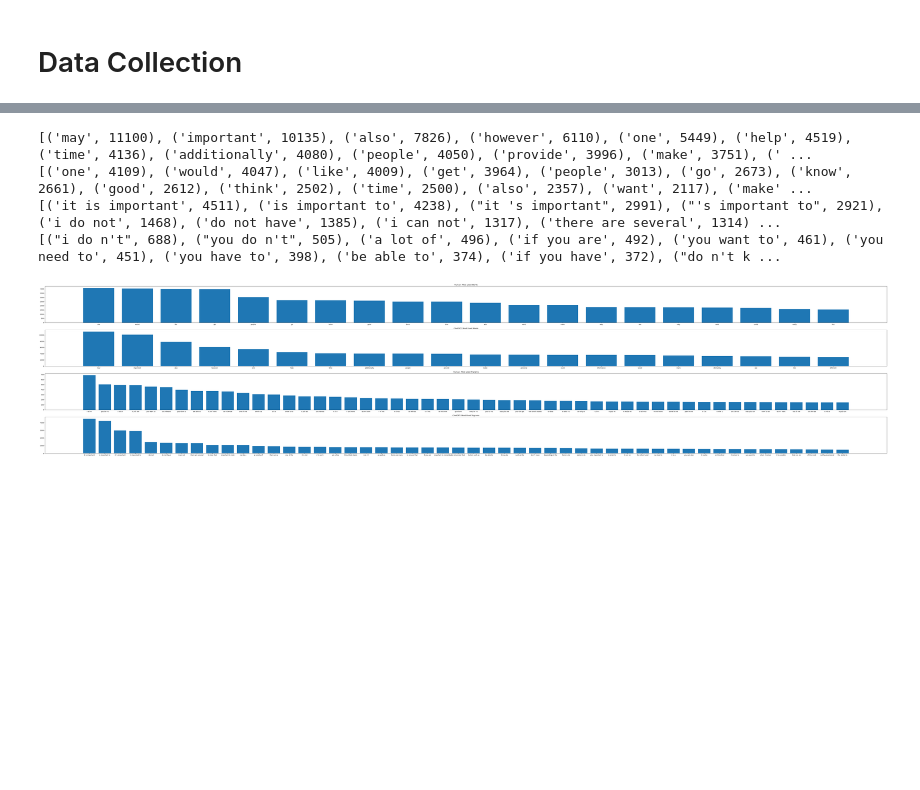
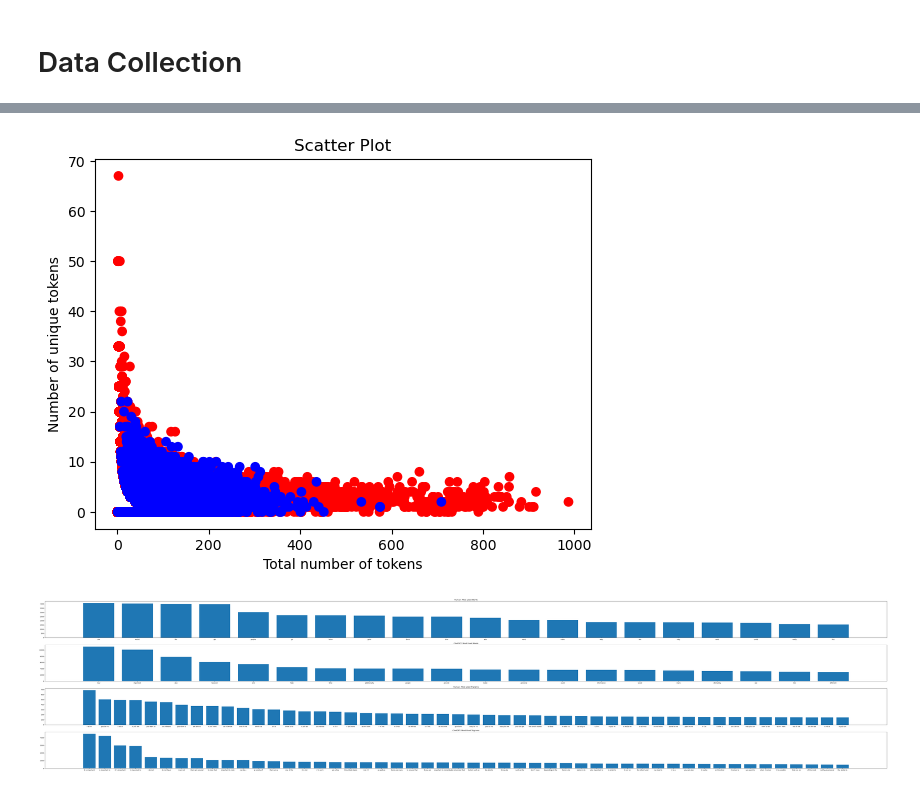
Before and after one commit to rustybucket-cloud/chatgpt-detection-app, a Jupyter notebook: notebooks/data.ipynb, the cells around one changed output, grey strips where cells are left out. Saved outputs shown, nothing was run; the diff lists cells and outputs as text; code cells hidden in the pictures; blank space fills up the shorter version.

Commit message:
add data

```diff
--- a/notebooks/data.ipynb
+++ b/notebooks/data.ipynb
@@ -128,0 +154,19 @@ plt.bar(["human", "ChatGPT"], [human_median, ai_median])
+# %%
+def get_tokens(texts):
+  tokens = [word_tokenize(text, language='english') for text in texts]
+  return tokens
+# %%
+df["tokens"] = get_tokens(df["text"].tolist())
+# %%
+import json
+
+# x = [len(item) for item in df["tokens"].tolist()]
+# y = [round((len(set(item)) / len(item)) * 100) for item in df["tokens"].tolist()]
+# colors = ["red" if item == "human" else "blue" for item in df["category"].tolist()]
+
+data = []
+for i, item in enumerate(df["tokens"].tolist()):
+  data += [{"x": len(item), "y": round((len(set(item)) / len(item)) * 100), "backgroundColor": colors[i]}]
+
+with open("../frontend/src/data/word_counts.json", "w") as f:
+  json.dump(data, f)
@@ -216,18 +254,34 @@ def get_top_n_words(word_counts, n):
 top_20_ai_words = get_top_n_words(ai_word_counts, 20)
 top_20_human_words = get_top_n_words(human_word_counts, 20)
 
-top_50_ai_trigrams = get_top_n_words(ai_trigram_counts, 50)
-top_50_human_trigrams = get_top_n_words(human_trigram_counts, 50)
-
-print(top_20_ai_words)
-print(top_20_human_words)
-print(top_50_ai_trigrams)
-print(top_50_human_trigrams)
+# top_50_ai_trigrams = get_top_n_words(ai_trigram_counts, 50)
+# top_50_human_trigrams = get_top_n_words(human_trigram_counts, 50)
-# %% [output]
-[('may', 11100), ('important', 10135), ('also', 7826), ('however', 6110), ('one', 5449), ('help', 4519), ('time', 4136), ('additionally', 4080), ('people', 4050), ('provide', 3996), ('make', 3751), (' ...
-[('one', 4109), ('would', 4047), ('like', 4009), ('get', 3964), ('people', 3013), ('go', 2673), ('know', 2661), ('good', 2612), ('think', 2502), ('time', 2500), ('also', 2357), ('want', 2117), ('make' ...
-[('it is important', 4511), ('is important to', 4238), ("it 's important", 2991), ("'s important to", 2921), ('i do not', 1468), ('do not have', 1385), ('i can not', 1317), ('there are several', 1314) ...
-[("i do n't", 688), ("you do n't", 505), ('a lot of', 496), ('if you are', 492), ('you want to', 461), ('you need to', 451), ('you have to', 398), ('be able to', 374), ('if you have', 372), ("do n't k ...
+# %%
+x = [len(item) for item in df["tokens"].tolist()]
+y = []
+for item in df.iterrows():
+  category = item[1]["category"]
+  item = item[1]["tokens"]
+  top_20_list = top_20_human_words if category == "human" else top_20_ai_words
+  top_20_list = [item[0] for item in top_20_list]
+  tokens_in_top_20 = [token for token in item if token in top_20_list]
+  y.append(round(len(tokens_in_top_20) / len(item) * 100))
+colors = ["red" if item == "human" else "blue" for item in df["category"].tolist()]
+# %%
+import matplotlib.pyplot as plt
+
+# Create the scatter plot
+plt.scatter(x, y, c=colors)
+
+# Add labels and title
+plt.xlabel('Total number of tokens')
+plt.ylabel('Number of unique tokens')
+plt.title('Scatter Plot')
+
+# Display the plot
+plt.show()
+# %% [output]
+[figure, added]
 # %%
 import matplotlib.pyplot as plt
 
```
Also changed, not shown: parts of 7 cells of this notebook, 15 other files.
